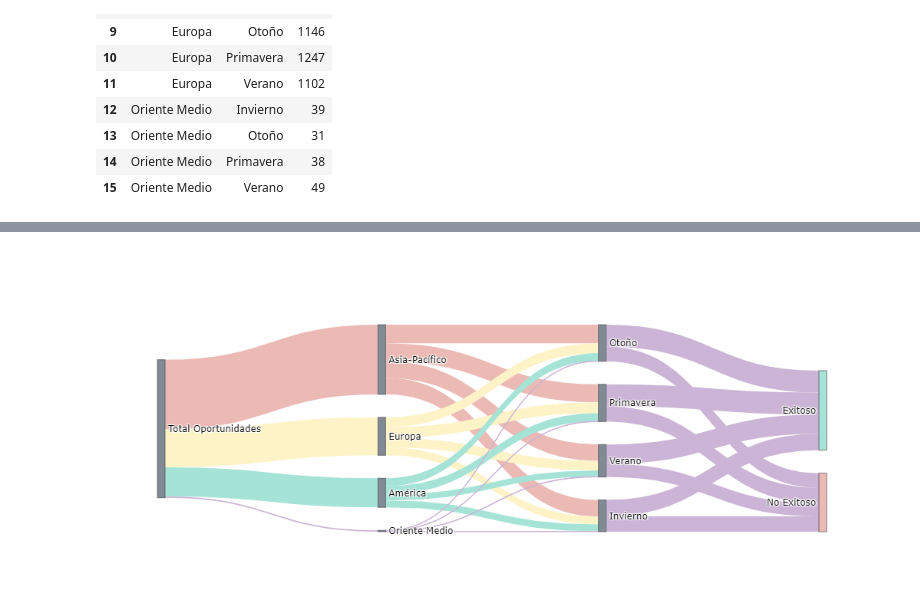
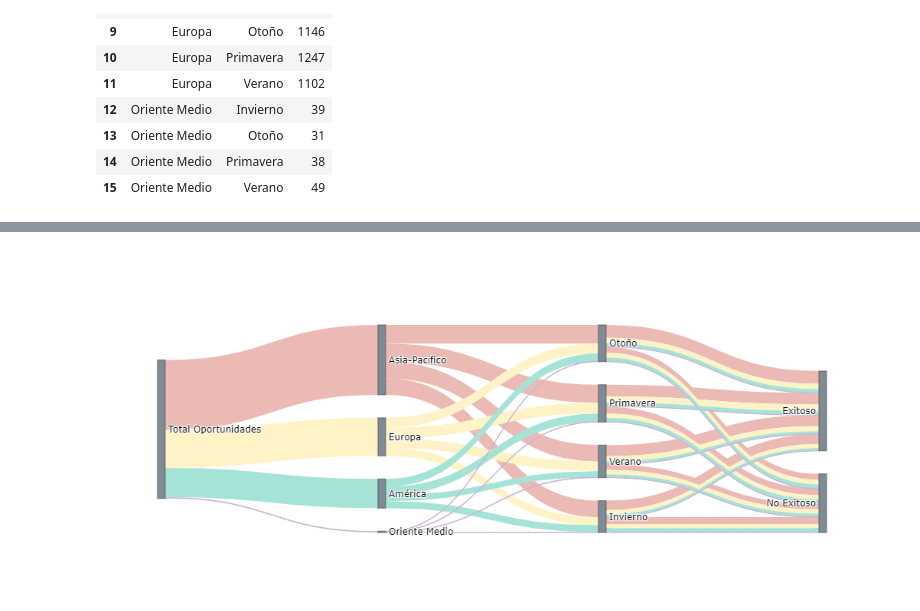
Before and after one commit to miguelAfonzalida/TP1-OrgaDatos, a Jupyter notebook: Visu Challenge(Grupo The Devs Army).ipynb, the cells around one changed output, grey strips where cells are left out. Cells and saved outputs as stored; diff of their text form; code cells hidden in the pictures.

```diff
--- a/Visu Challenge(Grupo The Devs Army).ipynb
+++ b/Visu Challenge(Grupo The Devs Army).ipynb
@@ -335,10 +321,22 @@ source = [0, 0, 0, 0,       # Total Oportunidades(va hacia 4 regiones osea a los
           2, 2, 2, 2,
           3, 3, 3, 3,
           4, 4, 4, 4,
-          6,6,              # Otoño hacias Exitoso y no exitoso(y así con los demás)
+          6, 6,
           5, 5,
           7, 7,
-          8, 8
+          8, 8,
+          6, 6,
+          5, 5,
+          7, 7,
+          8, 8,
+          6, 6,
+          5, 5,
+          7, 7,
+          8, 8,
+          6, 6,
+          5, 5,
+          7, 7,
+          8, 8,
          ]
 
 target = [1, 2, 3, 4,
@@ -349,54 +347,90 @@ target = [1, 2, 3, 4,
           9, 10,
           9, 10,
           9, 10,
-          9, 10]
+          9, 10,
+          9, 10,
+          9, 10,
+          9, 10,
+          9, 10,
+          9, 10,
+          9, 10,
+          9, 10,
+          9, 10,
+          9, 10,
+          9, 10,
+          9, 10,
+          9, 10,]
 
 value = [8127, 4420, 3391, 157,
          1932, 2171, 2107, 1917,
          925,  1146, 1247, 1102,
          804,  924, 949, 714,
          39, 31, 38, 49,
-         2555, 1717,
-         1911, 1789,
-         2559, 1782,
-         2251, 1531,
+         1486, 685,
+         1100, 832,
+         1339, 768,
+         1294, 623,
+         608, 538,
+         471, 454,
+         742, 505,
+         586, 516,
+         449, 475,
+         333, 471,
+         472, 477,
+         351, 363,
+         12, 19,
+         7, 32,
+         6, 32,
+         20, 29,
         ]
 
 label = ['Total Oportunidades',
          'Asia-Pacífico',
          'Europa',
          'América',
          'Oriente Medio',
          'Invierno',
          'Otoño',
          'Primavera',
          'Verano',
          'Exitoso',
          'No Exitoso'
          ]
 
 color_node = [
 '#808B96',
 '#808B96', '#808B96', '#808B96', '#808B96',
 '#808B96', '#808B96', '#808B96', '#808B96',
-'#A6E3D7','#EBBAB5']
+'#808B96','#808B96']
 color_link = [
-'#EBBAB5', '#FEF3C7', '#A6E3D7', '#CBB4D5',
-'#EBBAB5', '#EBBAB5','#EBBAB5', '#EBBAB5',
-'#FEF3C7', '#FEF3C7','#FEF3C7', '#FEF3C7',
-'#A6E3D7', '#A6E3D7', '#A6E3D7', '#A6E3D7',
+'#EBBAB5', '#FEF3C7', '#A6E3D7', '#CBB4D5', #Rojo
+'#EBBAB5', '#EBBAB5','#EBBAB5', '#EBBAB5',  #Amarillo
+'#FEF3C7', '#FEF3C7','#FEF3C7', '#FEF3C7',  #Verde
+'#A6E3D7', '#A6E3D7', '#A6E3D7', '#A6E3D7', #Lila
 '#CBB4D5', '#CBB4D5','#CBB4D5', '#CBB4D5',
+'#EBBAB5', '#EBBAB5',
+'#EBBAB5', '#EBBAB5',
+'#EBBAB5', '#EBBAB5',
+'#EBBAB5', '#EBBAB5',
+'#FEF3C7', '#FEF3C7',
+'#FEF3C7', '#FEF3C7',
+'#FEF3C7', '#FEF3C7',
+'#FEF3C7', '#FEF3C7',
+'#A6E3D7', '#A6E3D7',
+'#A6E3D7', '#A6E3D7',
+'#A6E3D7', '#A6E3D7',
+'#A6E3D7', '#A6E3D7',
 '#CBB4D5', '#CBB4D5',
 '#CBB4D5', '#CBB4D5',
 '#CBB4D5', '#CBB4D5',
-'#CBB4D5', '#CBB4D5']
+'#CBB4D5', '#CBB4D5',]
 
 # data to dict, dict to sankey
 link = dict(source = source, target = target, value = value, color = color_link)
 node = dict(label = label, pad=30, thickness=10, color = color_node)
 data = go.Sankey(link = link, node=node)
 # plot
 fig = go.Figure(data)
 fig.show()
 # %% [output]
-[figure, old version]
+[figure, new version]
```
Also changed, not shown: parts of 3 cells of this notebook.
